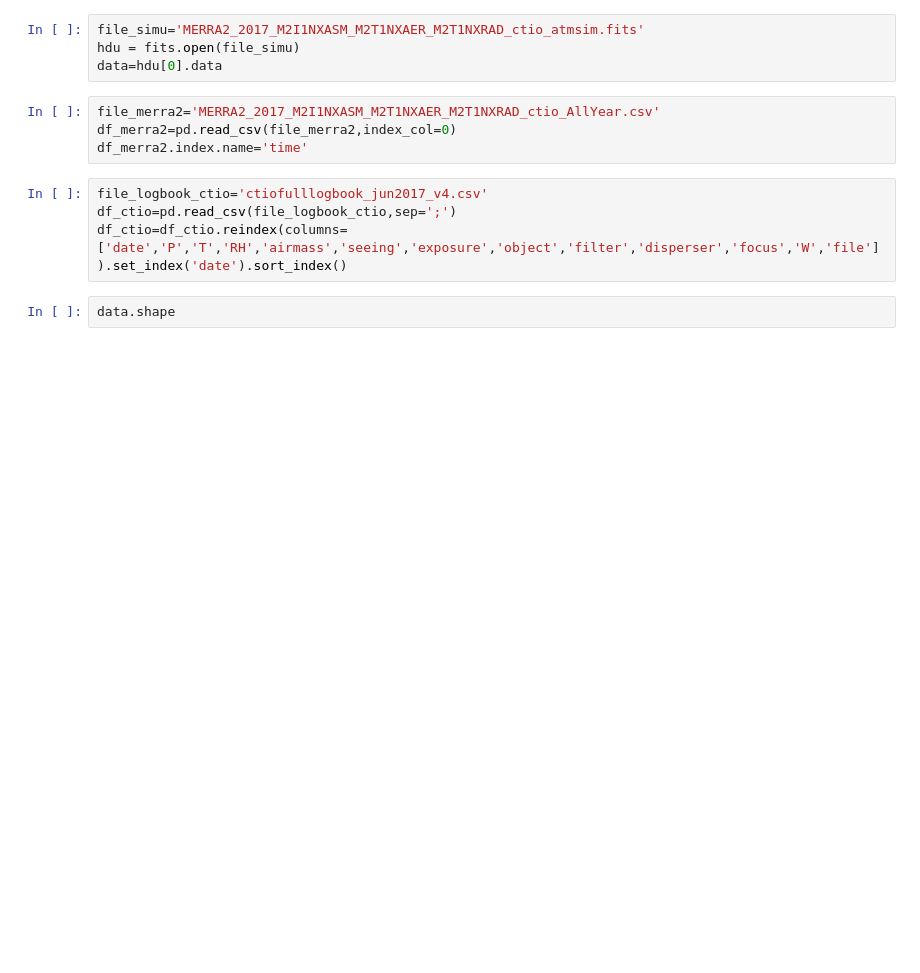
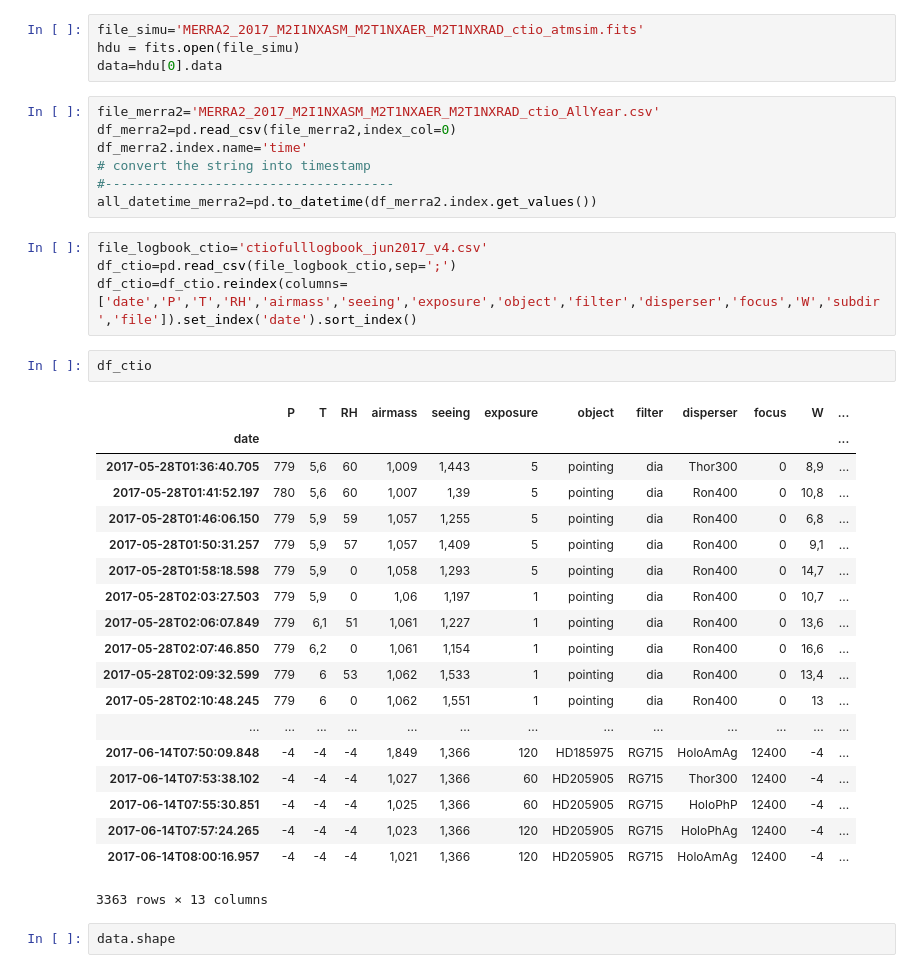
Before and after one commit to sylvielsstfr/GMAOMERRA2, a Jupyter notebook: atmtranspsim/ViewAtmSimu.ipynb, the cells around one changed output. Drawn from its saved outputs; the diff is of its cells as text; blank space fills up the shorter version.

```diff
--- a/atmtranspsim/ViewAtmSimu.ipynb
+++ b/atmtranspsim/ViewAtmSimu.ipynb
@@ -41,10 +44,35 @@ data=hdu[0].data
 file_merra2='MERRA2_2017_M2I1NXASM_M2T1NXAER_M2T1NXRAD_ctio_AllYear.csv'
 df_merra2=pd.read_csv(file_merra2,index_col=0)
 df_merra2.index.name='time'
+# convert the string into timestamp
+#-------------------------------------
+all_datetime_merra2=pd.to_datetime(df_merra2.index.get_values())
 # %%
 file_logbook_ctio='ctiofulllogbook_jun2017_v4.csv'
 df_ctio=pd.read_csv(file_logbook_ctio,sep=';')
-df_ctio=df_ctio.reindex(columns=['date','P','T','RH','airmass','seeing','exposure','object','filter','disperser','focus','W','file']).set_index('date').sort_index()
+df_ctio=df_ctio.reindex(columns=['date','P','T','RH','airmass','seeing','exposure','object','filter','disperser','focus','W','subdir','file']).set_index('date').sort_index()
+# %%
+df_ctio
+# %% [output]
+|  | P | T | RH | airmass | seeing | exposure | object | filter | disperser | focus | W | ... |
+| date |  |  |  |  |  |  |  |  |  |  |  | ... |
+| 2017-05-28T01:36:40.705 | 779 | 5,6 | 60 | 1,009 | 1,443 | 5 | pointing | dia | Thor300 | 0 | 8,9 | ... |
+| 2017-05-28T01:41:52.197 | 780 | 5,6 | 60 | 1,007 | 1,39 | 5 | pointing | dia | Ron400 | 0 | 10,8 | ... |
+| 2017-05-28T01:46:06.150 | 779 | 5,9 | 59 | 1,057 | 1,255 | 5 | pointing | dia | Ron400 | 0 | 6,8 | ... |
+| 2017-05-28T01:50:31.257 | 779 | 5,9 | 57 | 1,057 | 1,409 | 5 | pointing | dia | Ron400 | 0 | 9,1 | ... |
+| 2017-05-28T01:58:18.598 | 779 | 5,9 | 0 | 1,058 | 1,293 | 5 | pointing | dia | Ron400 | 0 | 14,7 | ... |
+| 2017-05-28T02:03:27.503 | 779 | 5,9 | 0 | 1,06 | 1,197 | 1 | pointing | dia | Ron400 | 0 | 10,7 | ... |
+| 2017-05-28T02:06:07.849 | 779 | 6,1 | 51 | 1,061 | 1,227 | 1 | pointing | dia | Ron400 | 0 | 13,6 | ... |
+| 2017-05-28T02:07:46.850 | 779 | 6,2 | 0 | 1,061 | 1,154 | 1 | pointing | dia | Ron400 | 0 | 16,6 | ... |
+| 2017-05-28T02:09:32.599 | 779 | 6 | 53 | 1,062 | 1,533 | 1 | pointing | dia | Ron400 | 0 | 13,4 | ... |
+| 2017-05-28T02:10:48.245 | 779 | 6 | 0 | 1,062 | 1,551 | 1 | pointing | dia | Ron400 | 0 | 13 | ... |
+| ... | ... | ... | ... | ... | ... | ... | ... | ... | ... | ... | ... | ... |
+| 2017-06-14T07:50:09.848 | -4 | -4 | -4 | 1,849 | 1,366 | 120 | HD185975 | RG715 | HoloAmAg | 12400 | -4 | ... |
+| 2017-06-14T07:53:38.102 | -4 | -4 | -4 | 1,027 | 1,366 | 60 | HD205905 | RG715 | Thor300 | 12400 | -4 | ... |
+| 2017-06-14T07:55:30.851 | -4 | -4 | -4 | 1,025 | 1,366 | 60 | HD205905 | RG715 | HoloPhP | 12400 | -4 | ... |
+| 2017-06-14T07:57:24.265 | -4 | -4 | -4 | 1,023 | 1,366 | 120 | HD205905 | RG715 | HoloPhAg | 12400 | -4 | ... |
+| 2017-06-14T08:00:16.957 | -4 | -4 | -4 | 1,021 | 1,366 | 120 | HD205905 | RG715 | HoloAmAg | 12400 | -4 | ... |
+3363 rows × 13 columns
 # %%
 data.shape
 # %% [output]
```
Also changed, not shown: parts of 7 cells of this notebook, 1 other file.
